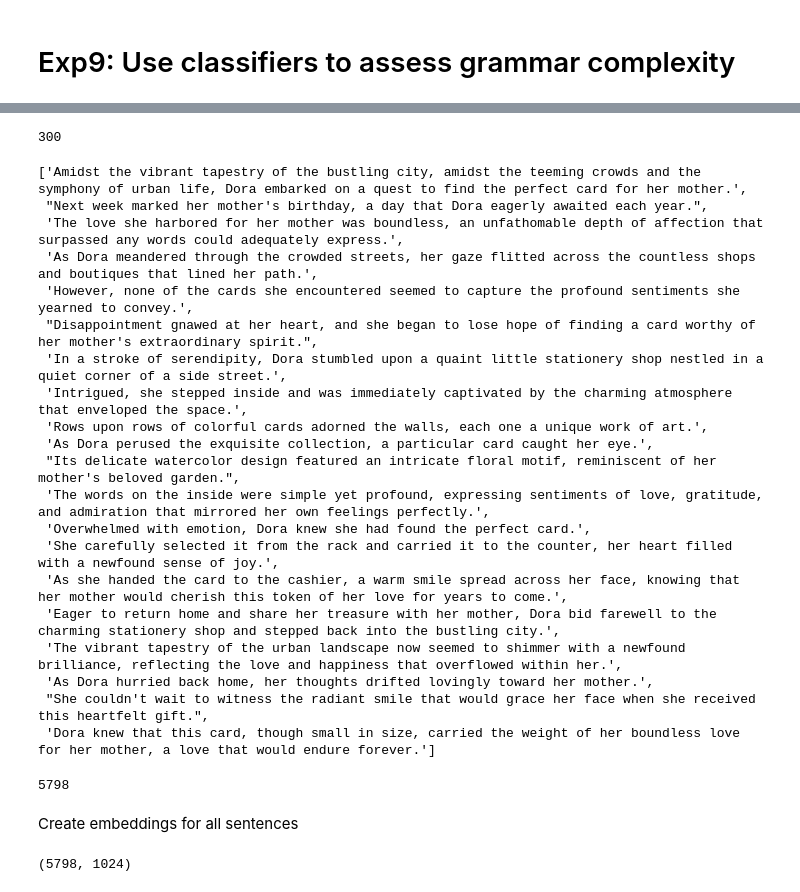
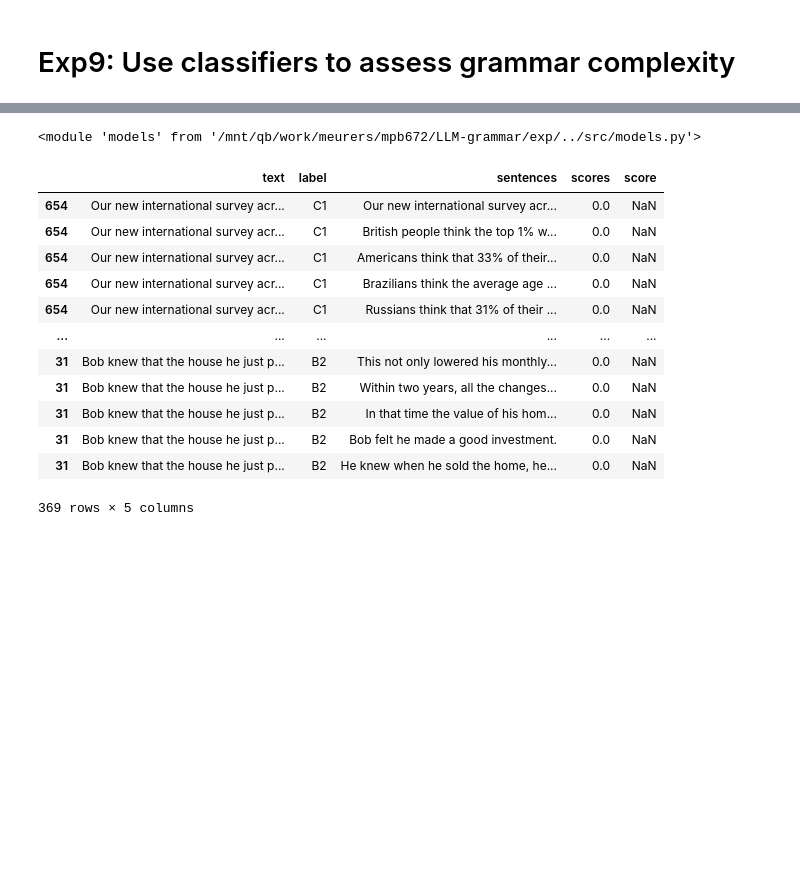
Before and after one commit to dominikglandorf/LLM-grammar, a Jupyter notebook: exp/009_text_classification.ipynb, the cells around one changed output, grey strips where cells are left out. Cells and saved outputs as stored; diff of their text form; code cells hidden in the pictures; blank space fills up the shorter version.

```diff
--- a/exp/009_text_classification.ipynb
+++ b/exp/009_text_classification.ipynb
@@ -14,3 +25,0 @@ nlp = spacy.load("en_core_web_sm")
-# %%
-texts = pd.read_csv("../dat/generated_texts.csv")
-texts.head()
@@ -24,4 +26,5 @@ texts.head()
-# %%
-len(texts)
-# %% [output]
-300
+# %%
+import importlib
+importlib.reload(models)
+# %% [output]
+<module 'models' from '/mnt/qb/work/meurers/mpb672/LLM-grammar/exp/../src/models.py'>
@@ -30,29 +36,19 @@ def get_sentences(text):
     doc = nlp(text)
     sentences = [token.text.strip() for token in doc.sents]
     return list(sentences)
-
-texts = texts.dropna()
-texts["sentences"] = texts.text.apply(get_sentences)
 # %%
-texts["sentences"][5]
+texts
 # %% [output]
+|  | text | label | sentences | scores | score |
+| 654 | ﻿Our new international survey acr... | C1 | ﻿Our new international survey acr... | 0.0 | NaN |
+| 654 | ﻿Our new international survey acr... | C1 | British people think the top 1% w... | 0.0 | NaN |
+| 654 | ﻿Our new international survey acr... | C1 | Americans think that 33% of their... | 0.0 | NaN |
+| 654 | ﻿Our new international survey acr... | C1 | Brazilians think the average age ... | 0.0 | NaN |
+| 654 | ﻿Our new international survey acr... | C1 | Russians think that 31% of their ... | 0.0 | NaN |
+| ... | ... | ... | ... | ... | ... |
+| 31 | Bob knew that the house he just p... | B2 | This not only lowered his monthly... | 0.0 | NaN |
+| 31 | Bob knew that the house he just p... | B2 | Within two years, all the changes... | 0.0 | NaN |
+| 31 | Bob knew that the house he just p... | B2 | In that time the value of his hom... | 0.0 | NaN |
+| 31 | Bob knew that the house he just p... | B2 | Bob felt he made a good investment. | 0.0 | NaN |
+| 31 | Bob knew that the house he just p... | B2 | He knew when he sold the home, he... | 0.0 | NaN |
-['Amidst the vibrant tapestry of the bustling city, amidst the teeming crowds and the symphony of urban life, Dora embarked on a quest to find the perfect card for her mother.',
- "Next week marked her mother's birthday, a day that Dora eagerly awaited each year.",
- 'The love she harbored for her mother was boundless, an unfathomable depth of affection that surpassed any words could adequately express.',
- 'As Dora meandered through the crowded streets, her gaze flitted across the countless shops and boutiques that lined her path.',
- 'However, none of the cards she encountered seemed to capture the profound sentiments she yearned to convey.',
- "Disappointment gnawed at her heart, and she began to lose hope of finding a card worthy of her mother's extraordinary spirit.",
- 'In a stroke of serendipity, Dora stumbled upon a quaint little stationery shop nestled in a quiet corner of a side street.',
- 'Intrigued, she stepped inside and was immediately captivated by the charming atmosphere that enveloped the space.',
- 'Rows upon rows of colorful cards adorned the walls, each one a unique work of art.',
- 'As Dora perused the exquisite collection, a particular card caught her eye.',
- "Its delicate watercolor design featured an intricate floral motif, reminiscent of her mother's beloved garden.",
- 'The words on the inside were simple yet profound, expressing sentiments of love, gratitude, and admiration that mirrored her own feelings perfectly.',
- 'Overwhelmed with emotion, Dora knew she had found the perfect card.',
- 'She carefully selected it from the rack and carried it to the counter, her heart filled with a newfound sense of joy.',
- 'As she handed the card to the cashier, a warm smile spread across her face, knowing that her mother would cherish this token of her love for years to come.',
- 'Eager to return home and share her treasure with her mother, Dora bid farewell to the charming stationery shop and stepped back into the bustling city.',
- 'The vibrant tapestry of the urban landscape now seemed to shimmer with a newfound brilliance, reflecting the love and happiness that overflowed within her.',
- 'As Dora hurried back home, her thoughts drifted lovingly toward her mother.',
- "She couldn't wait to witness the radiant smile that would grace her face when she received this heartfelt gift.",
- 'Dora knew that this card, though small in size, carried the weight of her boundless love for her mother, a love that would endure forever.']
+369 rows × 5 columns
@@ -61,6 +54,0 @@ texts = texts.explode("sentences")
-# %%
-len(texts)
-# %% [output]
-5798
-# %% [markdown]
-Create embeddings for all sentences
@@ -70,4 +54,0 @@ embeddings = embeddings_model.encode(list(texts["sentences"]))
-# %%
-embeddings.shape
-# %% [output]
-(5798, 1024)
```
Also changed, not shown: parts of 18 cells of this notebook, 9 other files.
